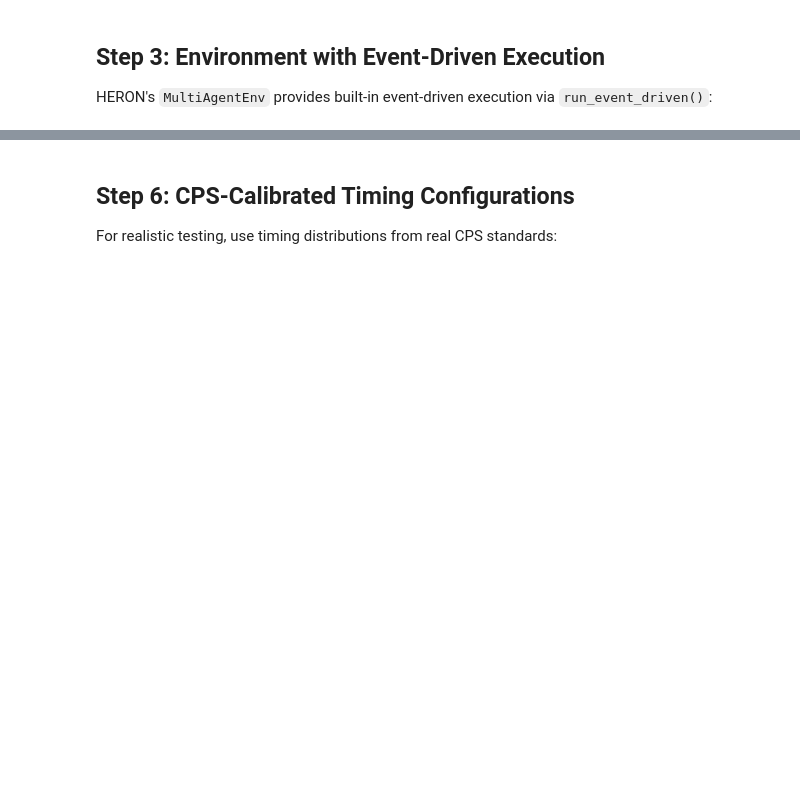
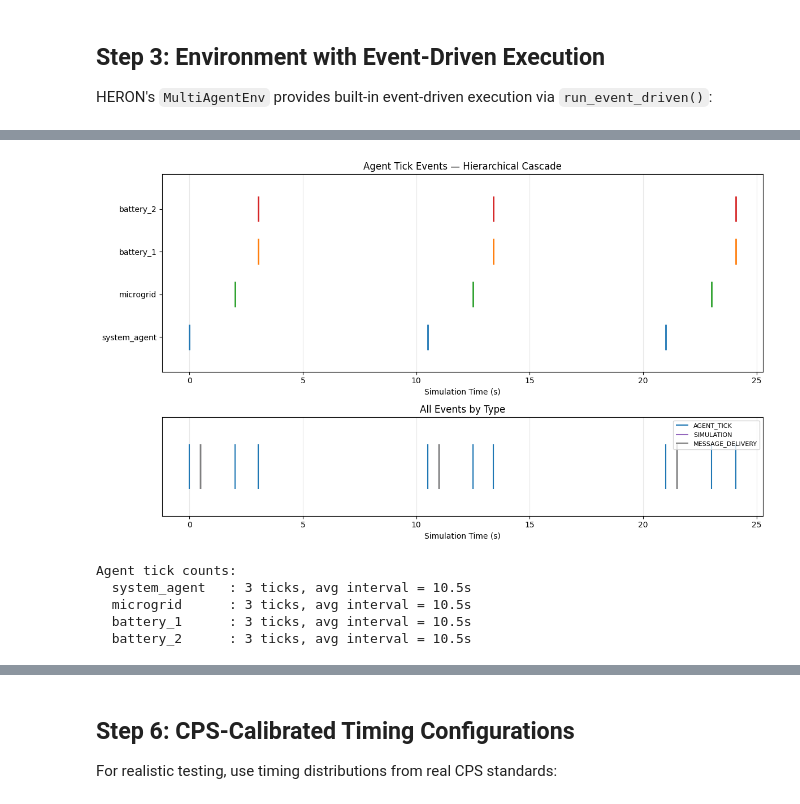
Before and after one commit to Criss-Wang/PowerGym, a Jupyter notebook: case_studies/power/tutorials/05_event_driven_testing.ipynb, the cells around one changed output, grey strips where cells are left out. Saved outputs shown, nothing was run; the diff lists cells and outputs as text; code cells hidden in the pictures; blank space fills up the shorter version.

```diff
--- a/case_studies/power/tutorials/05_event_driven_testing.ipynb
+++ b/case_studies/power/tutorials/05_event_driven_testing.ipynb
@@ -416,3 +488,81 @@ for agent_id, ticks in agent_events.items():
+# %%
+import matplotlib.pyplot as plt
+
+# --- Plot 1: Agent tick timeline ---
+agent_ticks = {}
+for event in analyzer.events:
+    if event['event_type'] == 'AGENT_TICK':
+        aid = event['agent_id']
+        agent_ticks.setdefault(aid, []).append(event['timestamp'])
+
+fig, axes = plt.subplots(2, 1, figsize=(12, 7), gridspec_kw={'height_ratios': [2, 1]})
+
+# Top: tick events per agent
+colors_map = {
+    'system_agent': 'tab:blue',
+    'microgrid': 'tab:green',
+    'battery_1': 'tab:orange',
+    'battery_2': 'tab:red',
+}
+y_pos = 1
+yticks, ylabels = [], []
+for aid in ['system_agent', 'microgrid', 'battery_1', 'battery_2']:
+    ticks = agent_ticks.get(aid, [])
+    if ticks:
+        axes[0].eventplot(
+            [ticks], lineoffsets=[y_pos], linelengths=0.6,
+            colors=[colors_map.get(aid, 'gray')], linewidths=2,
+        )
+        yticks.append(y_pos)
+        ylabels.append(aid)
+        y_pos += 1
+
+axes[0].set_yticks(yticks)
+axes[0].set_yticklabels(ylabels)
+axes[0].set_xlabel('Simulation Time (s)')
+axes[0].set_title('Agent Tick Events — Hierarchical Cascade')
+axes[0].grid(True, alpha=0.3, axis='x')
+
+# Bottom: all events colored by type
+type_colors = {
+    'AGENT_TICK': 'tab:blue',
+    'SIMULATION': 'tab:purple',
+    'MESSAGE_DELIVERY': 'tab:gray',
+    'ACTION_EFFECT': 'tab:red',
+}
+for etype in ['AGENT_TICK', 'SIMULATION', 'MESSAGE_DELIVERY', 'ACTION_EFFECT']:
+    times = [e['timestamp'] for e in analyzer.events if e['event_type'] == etype]
+    if times:
+        axes[1].eventplot(
+            [times], lineoffsets=[0], linelengths=0.4,
+            colors=[type_colors.get(etype, 'black')], linewidths=1.5,
+            label=etype,
+        )
+
+axes[1].legend(loc='upper right', fontsize=8)
+axes[1].set_yticks([])
+axes[1].set_xlabel('Simulation Time (s)')
+axes[1].set_title('All Events by Type')
+axes[1].grid(True, alpha=0.3, axis='x')
+
+plt.tight_layout()
+plt.show()
+
+# Print tick counts
+print("Agent tick counts:")
+for aid in ['system_agent', 'microgrid', 'battery_1', 'battery_2']:
+    ticks = agent_ticks.get(aid, [])
+    intervals = [ticks[i+1] - ticks[i] for i in range(len(ticks)-1)]
+    avg_interval = np.mean(intervals) if intervals else 0
+    print(f"  {aid:15s}: {len(ticks)} ticks"
+          + (f", avg interval = {avg_interval:.1f}s" if intervals else ""))
+# %% [output]
+[figure, added]
+Agent tick counts:
+  system_agent   : 3 ticks, avg interval = 10.5s
+  microgrid      : 3 ticks, avg interval = 10.5s
+  battery_1      : 3 ticks, avg interval = 10.5s
+  battery_2      : 3 ticks, avg interval = 10.5s
 # %% [markdown]
 ## Step 5: Compare Synchronous vs Event-Driven
 
```
Also changed, not shown: parts of 14 cells of this notebook, 20 other files.
